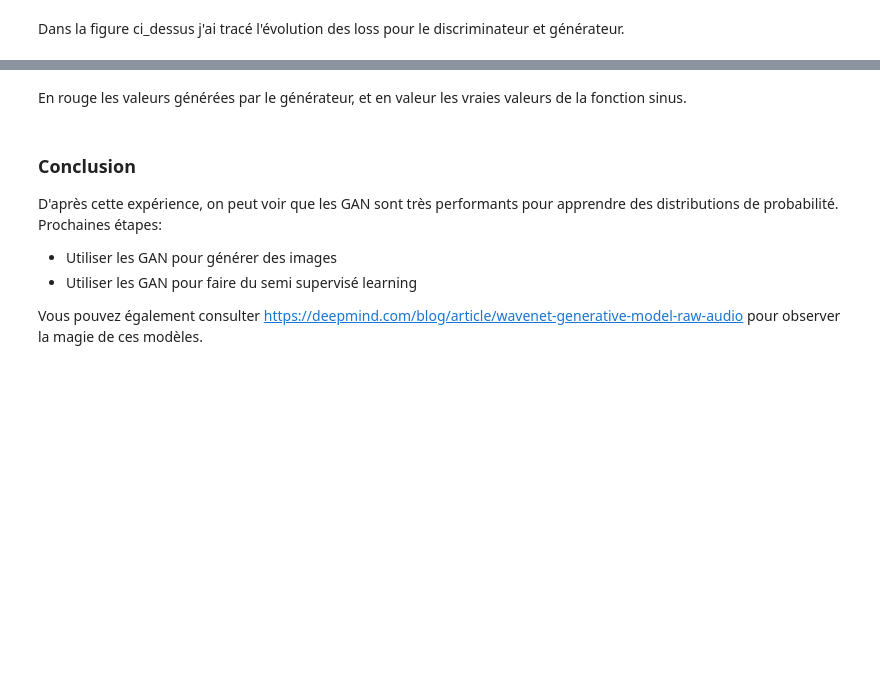
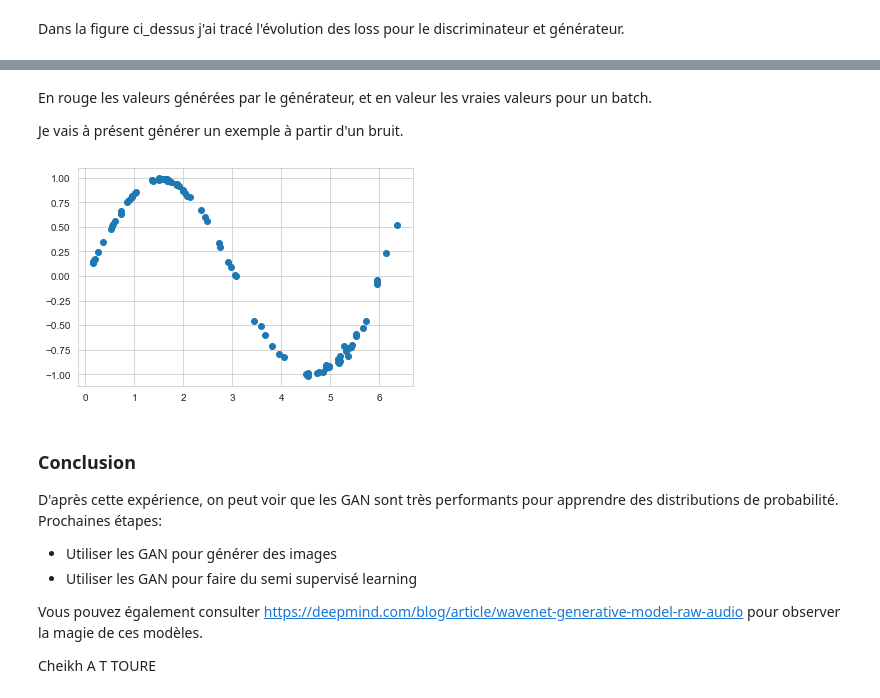
Before and after one commit to cheikh06/GAN_ImageClassification, a Jupyter notebook: ImageClassificationAndGAN.ipynb, the cells around one changed output, grey strips where cells are left out. Cells and saved outputs as stored; diff of their text form; code cells hidden in the pictures; blank space fills up the shorter version.

Commit message:
adding figure to generator

```diff
--- a/ImageClassificationAndGAN.ipynb
+++ b/ImageClassificationAndGAN.ipynb
@@ -740,5 +740,15 @@ plt.legend();
 # %% [markdown]
-En rouge les valeurs générées par le générateur, et en valeur les vraies valeurs de la fonction sinus.
+En rouge les valeurs générées par le générateur, et en valeur les vraies valeurs pour un batch.
+
+Je vais à présent générer un exemple à partir d'un bruit.
+# %%
+noise=torch.randn((100, 2))  #Bruit
+
+X=generator(noise)  #Données générées
+
+plt.scatter(X.detach().numpy()[:,0],X.detach().numpy()[:,1]);  #detach pour enlever le gradient
+# %% [output]
+[figure, added]
 # %% [markdown]
 ### Conclusion
 D'après cette expérience, on peut voir que les GAN sont très performants pour apprendre des distributions de probabilité. Prochaines étapes:
@@ -746,3 +756,6 @@ D'après cette expérience, on peut voir que les GAN sont très performants pour
 * Utiliser les GAN pour faire du semi supervisé learning
 
 Vous pouvez également consulter https://deepmind.com/blog/article/wavenet-generative-model-raw-audio pour observer la magie de ces modèles.
+
+
+Cheikh A T TOURE
```
Also changed, not shown: parts of 6 cells of this notebook.
